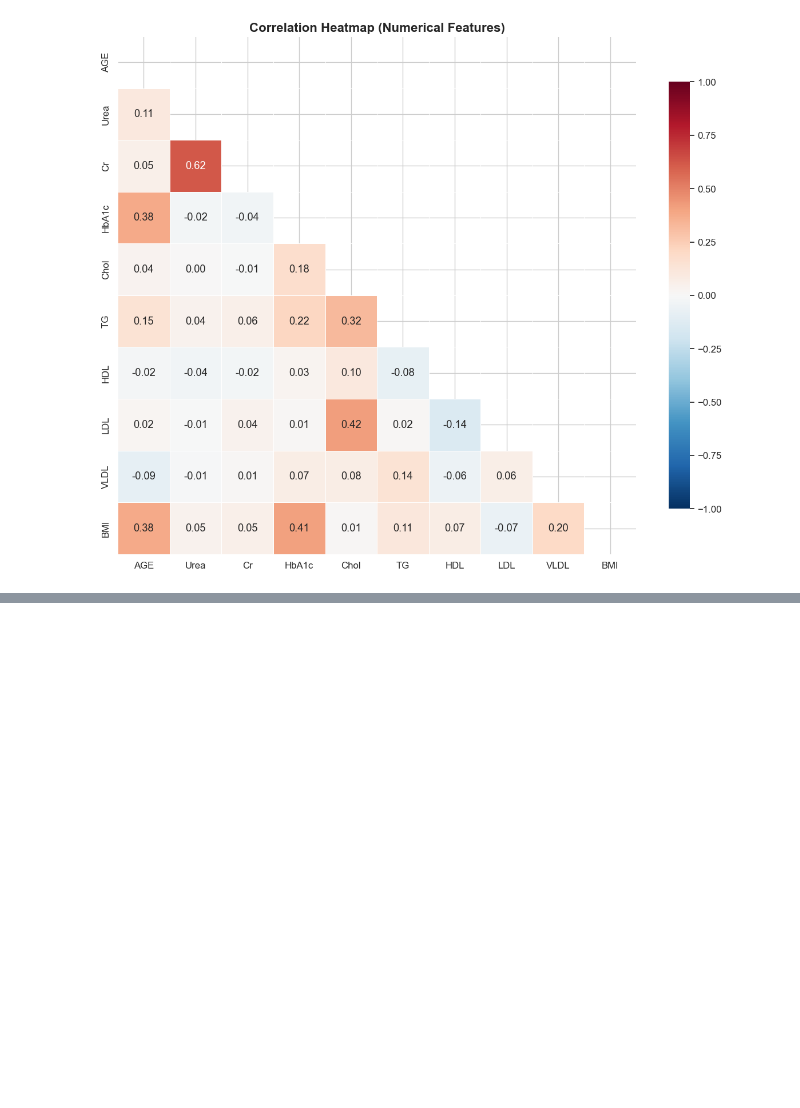
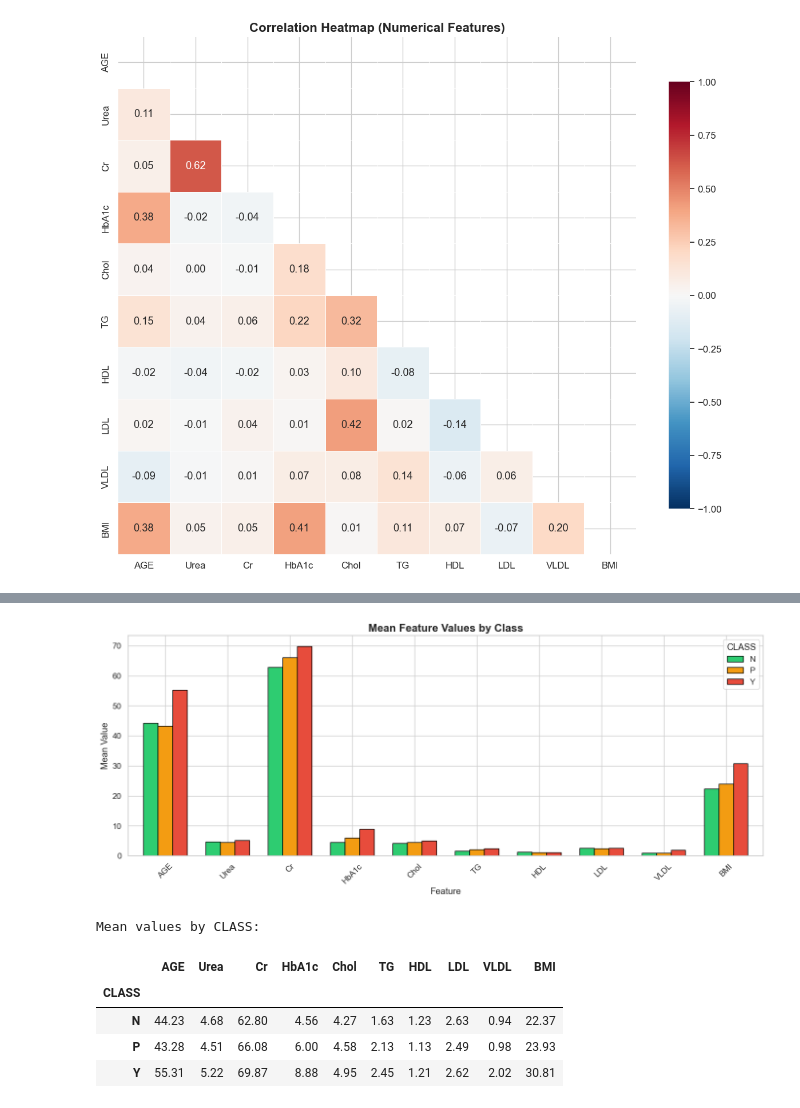
Before and after one commit to OmarH-creator/Diabetes-Prediction, a Jupyter notebook: EDA/EDA_Philo.ipynb, the cells around one changed output, grey strips where cells are left out. Drawn from its saved outputs; the diff is of its cells as text; code cells hidden in the pictures; blank space fills up the shorter version.

```diff
--- a/EDA/EDA_Philo.ipynb
+++ b/EDA/EDA_Philo.ipynb
@@ -322,0 +434,23 @@ plt.show()
+# %%
+class_means = df.groupby('CLASS')[['AGE'] + num_cols].mean().round(2)
+
+fig, ax = plt.subplots(figsize=(14, 6))
+class_means.T.plot(kind='bar', ax=ax, color=colors, edgecolor='black', width=0.7)
+ax.set_title('Mean Feature Values by Class', fontsize=16, fontweight='bold')
+ax.set_xlabel('Feature')
+ax.set_ylabel('Mean Value')
+ax.legend(title='CLASS')
+plt.xticks(rotation=45)
+plt.tight_layout()
+plt.show()
+
+print('\nMean values by CLASS:')
+class_means
+# %% [output]
+[figure, added]
+Mean values by CLASS:
+|  | AGE | Urea | Cr | HbA1c | Chol | TG | HDL | LDL | VLDL | BMI |
+| CLASS |  |  |  |  |  |  |  |  |  |  |
+| N | 44.23 | 4.68 | 62.80 | 4.56 | 4.27 | 1.63 | 1.23 | 2.63 | 0.94 | 22.37 |
+| P | 43.28 | 4.51 | 66.08 | 6.00 | 4.58 | 2.13 | 1.13 | 2.49 | 0.98 | 23.93 |
+| Y | 55.31 | 5.22 | 69.87 | 8.88 | 4.95 | 2.45 | 1.21 | 2.62 | 2.02 | 30.81 |
```
Also changed, not shown: parts of 6 cells of this notebook.
